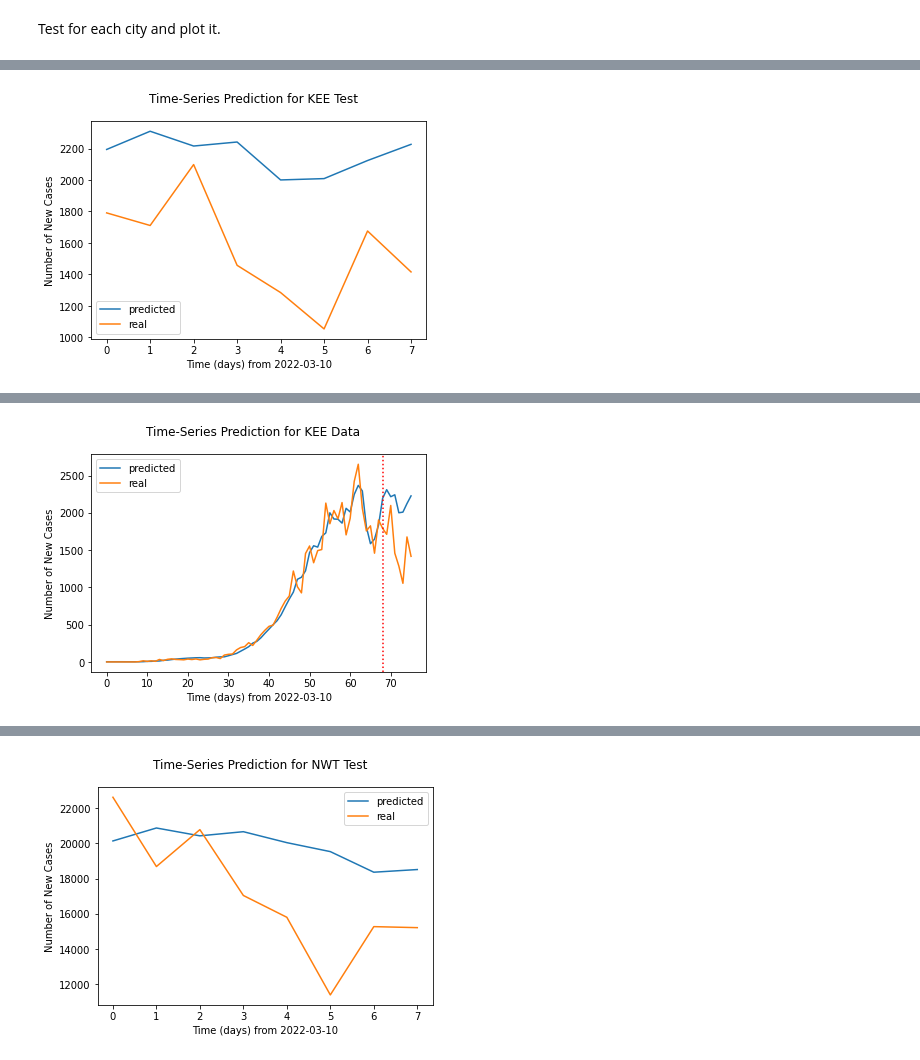
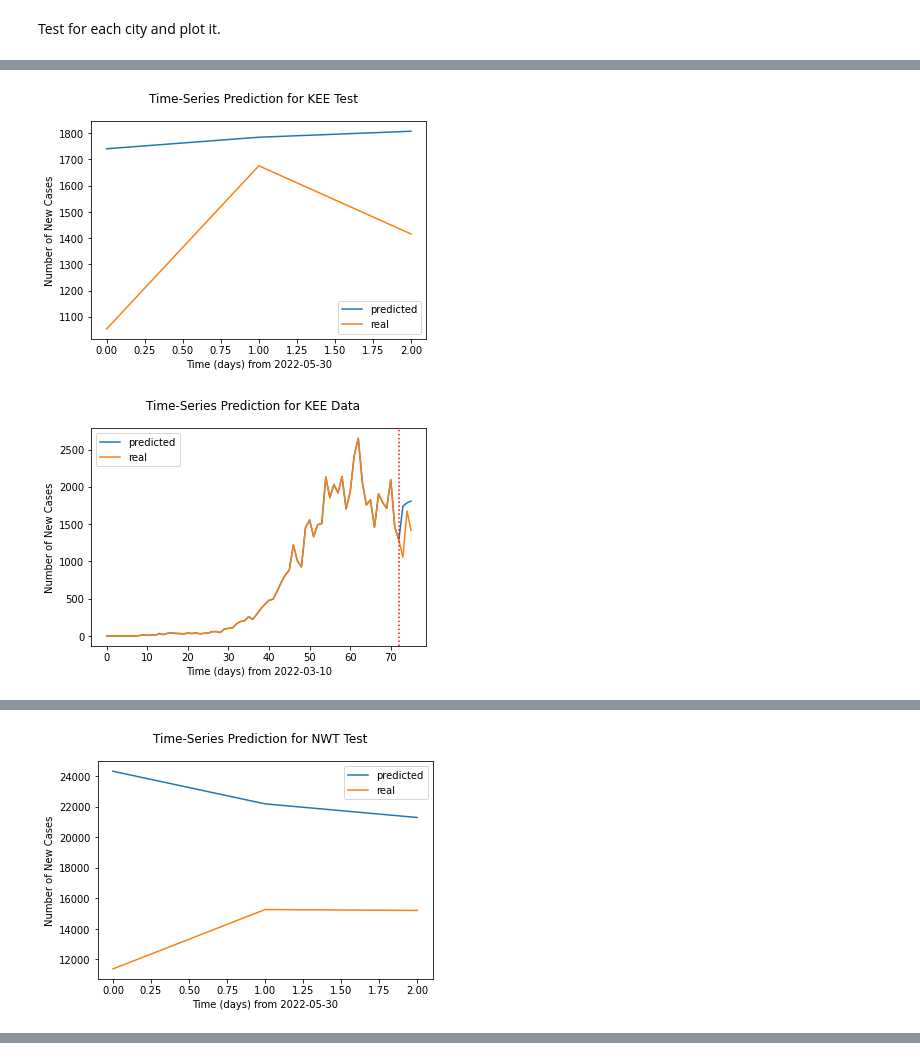
Before and after one commit to lydia7635/AI2022-Final, a Jupyter notebook: AI2022_LSTM.ipynb, the cells around one changed output, grey strips where cells are left out. Cells and saved outputs as stored; diff of their text form; code cells hidden in the pictures.

Commit message:
fix: test method and time representation

```diff
--- a/AI2022_LSTM.ipynb
+++ b/AI2022_LSTM.ipynb
@@ -135,7 +144,7 @@ def data_preprocess(city_dataset):
     city_data = sc.fit_transform(city_dataset)
     x, y = sliding_windows(city_data, seq_length)
 
-    train_size = int(len(y) * train_ratio)
+    train_size = train_delta_date - seq_length - 1
     test_size = len(y) - train_size
 
     dataX = Variable(torch.Tensor(np.array(x)))
@@ -257,7 +266,7 @@ loss_record = {}
 for city in city_codes:
     same_seeds(seed)
     print(f"===== {city} =====")
-    city_dataset = get_city_data(dataset, city, start_date)
+    city_dataset = get_city_data(dataset, city)
     _, _, _, trainX, trainY, valX, valY, _, _ = data_preprocess(city_dataset)
 
     lstm = LSTM(num_classes, input_size, hidden_size, num_layers).to(device)
@@ -318,7 +327,7 @@ for city in city_codes:
 # %% [markdown]
 Define plotting function.
 # %%
-def plot_predict(city, data_type, pred, real):
+def plot_predict(city, data_type, pred, real, start_date):
     plt.plot(pred)
     plt.plot(real)
     plt.suptitle(f"Time-Series Prediction for {city} {data_type}")
@@ -327,7 +336,6 @@ def plot_predict(city, data_type, pred, real):
     plt.legend(("predicted", "real"))
 
     if data_type == "Data":
-        train_size = int(len(real) * train_ratio)
+        train_size = train_delta_date - seq_length - 2
         plt.axvline(x=(train_size), c='red', linestyle=':')
-
     plt.show()
@@ -355,49 +347,54 @@ def test(city, model, X, Y):
     _X, _Y = X.to(device), Y.to(device)
     test_predict = model(_X)
     loss = criterion(test_predict, _Y)
-    print(f"loss: {loss.item():1.5f}")
 
-    return test_predict.detach().cpu()
+    return test_predict.detach().cpu(), loss.item()
 # %%
-cities_test_pred = 0
-tw_test_pred = 0
-cities_data_pred = 0
-tw_data_pred = 0
-
-test_real = 0
-data_real = 0
-
 for city in city_codes:
     lstm = LSTM(num_classes, input_size, hidden_size, num_layers).to(device)
     ckpt = torch.load(save_path.format(city), map_location='cpu')
     lstm.load_state_dict(ckpt)
 
-    city_dataset = get_city_data(dataset, city, start_date)
+    city_dataset = get_city_data(dataset, city)
     sc, dataX, dataY, _, _, _, _, testX, testY = data_preprocess(city_dataset)
 
-    # test set
-    test_predict = test(city, lstm, testX, testY)
-    test_predict = sc.inverse_transform(test_predict.data.numpy())
-    testY = sc.inverse_transform(testY.data.numpy())
-    plot_predict(city, "Test", test_predict, testY)
+    # test set: real & predicted data -> predicted data
+    _testX = testX[[0]].clone()
+    total_loss = 0
+    total_test_predict = []
+    for i in range(testY.size(0)):
+        test_predict, loss = test(city, lstm, _testX, testY[[i]])
+        total_loss += loss
+        total_test_predict.append(test_predict)
+        _testX = torch.cat((_testX[:,1:], torch.unsqueeze(test_predict, 0)), 1)
+    total_test_predict = torch.cat(total_test_predict)
 
-    if city == "TW":
-        tw_test_pred = test_predict
-        test_real = testY
-    else:
-        cities_test_pred += test_predict
+    total_test_predict = sc.inverse_transform(total_test_predict.data.numpy())
+    _testY = sc.inverse_transform(testY.data.numpy())
+    print(f"real & predicted test loss: {total_loss}")
+    plot_predict(city, "Test", total_test_predict, _testY, test_start_date)
 
-    # train + validation + test set
-    data_predict = test(city, lstm, dataX, dataY)
-    data_predict = sc.inverse_transform(data_predict.data.numpy())
     dataY = sc.inverse_transform(dataY.data.numpy())
-    plot_predict(city, "Data", data_predict, dataY)
+    _dataY = np.copy(dataY)
+    for i in range(testY.size(0)):
+        _dataY[-test_delta_date+i][0] = total_test_predict[i][0]
+    # print(_dataY)
+    plot_predict(city, "Data", _dataY, dataY, start_date)
 
-    if city == "TW":
-        tw_data_pred = data_predict
-        data_real = dataY
-    else:
-        cities_data_pred += data_predict
+
+    # # test set: real data -> predicted data
+    # test_predict, loss = test(city, lstm, testX, testY)
+    # test_predict = sc.inverse_transform(test_predict.data.numpy())
+    # testY = sc.inverse_transform(testY.data.numpy())
+    # print(f"test loss: {loss}")
+    # plot_predict(city, "Test", test_predict, testY, test_start_date)
+
+    # # train + validation + test set: real data -> predicted data
+    # data_predict, loss = test(city, lstm, dataX, dataY)
+    # data_predict = sc.inverse_transform(data_predict.data.numpy())
+    # dataY = sc.inverse_transform(dataY.data.numpy())
+    # print(f"test loss: {loss}")
+    # plot_predict(city, "Data", data_predict, dataY, train_start_date)
 
     del lstm
 # %% [output]
@@ -405 +402,2 @@ loss: 0.06098
-[figure, old version]
+[figure, new version]
+[figure, new version]
@@ -407 +405 @@ loss: 0.00827
-[figure, old version]
+[figure, new version]
@@ -409 +407,0 @@ loss: 0.01997
-[figure, old version]
```
Also changed, not shown: parts of 8 cells of this notebook.
